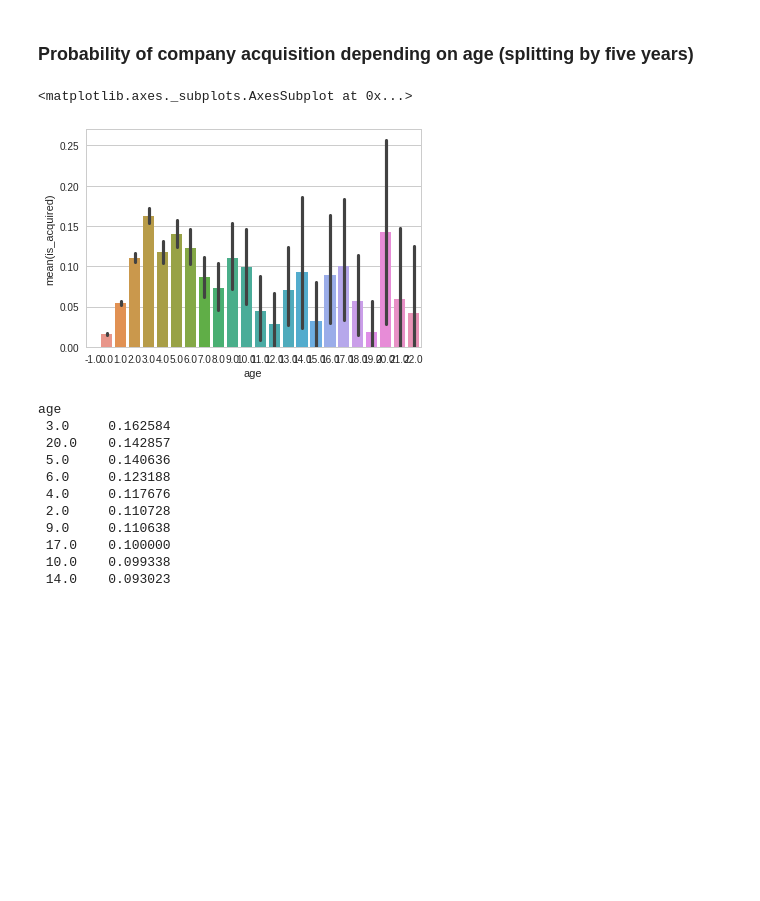
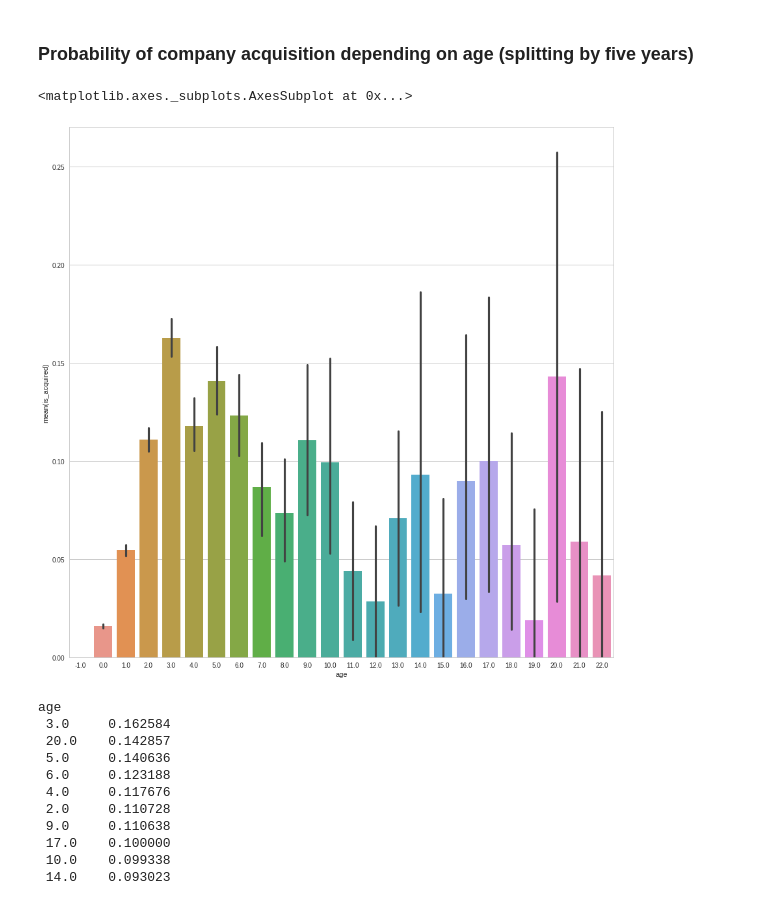
Before and after one commit to Crystalnix/crunchbase-ml, a Jupyter notebook: Correlation and Visualization.ipynb, the cells around one changed output. Cells and saved outputs as stored; diff of their text form; code cells hidden in the pictures; blank space fills up the shorter version.

Commit message:
Updated correlation and visualization file

```diff
--- a/Correlation and Visualization.ipynb
+++ b/Correlation and Visualization.ipynb
@@ -26,10 +26,11 @@ age = (pd.to_datetime('2014-01-01') - pd.to_datetime(df['founded_at'])).apply(la
 age_acquisition = pd.DataFrame({'age': age})
 age_acquisition['is_acquired'] = df['acquired_at'].notnull()
 # %%
-seaborn.barplot(x='age', y='is_acquired', data=age_acquisition)
+fig, axs = plt.subplots(1, 1, figsize=(15,15))
+seaborn.barplot(x='age', y='is_acquired', data=age_acquisition, ax=axs)
 # %% [output]
 <matplotlib.axes._subplots.AxesSubplot at 0x...>
-[figure, old version]
+[figure, new version]
 # %%
 age_acquisition.groupby(by='age').is_acquired.mean().sort_values(ascending=False)
 # %% [output]
```
Also changed, not shown: parts of 13 cells of this notebook.
